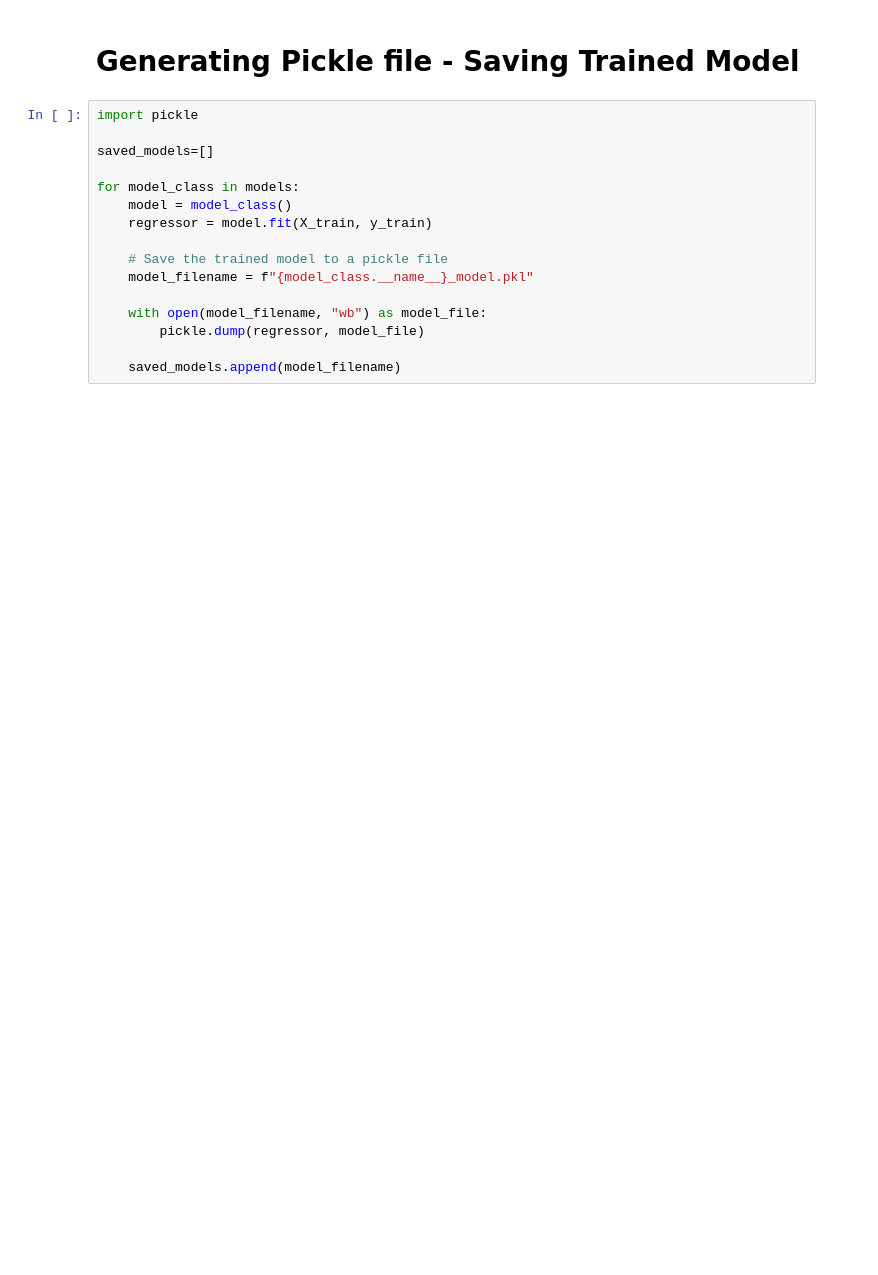
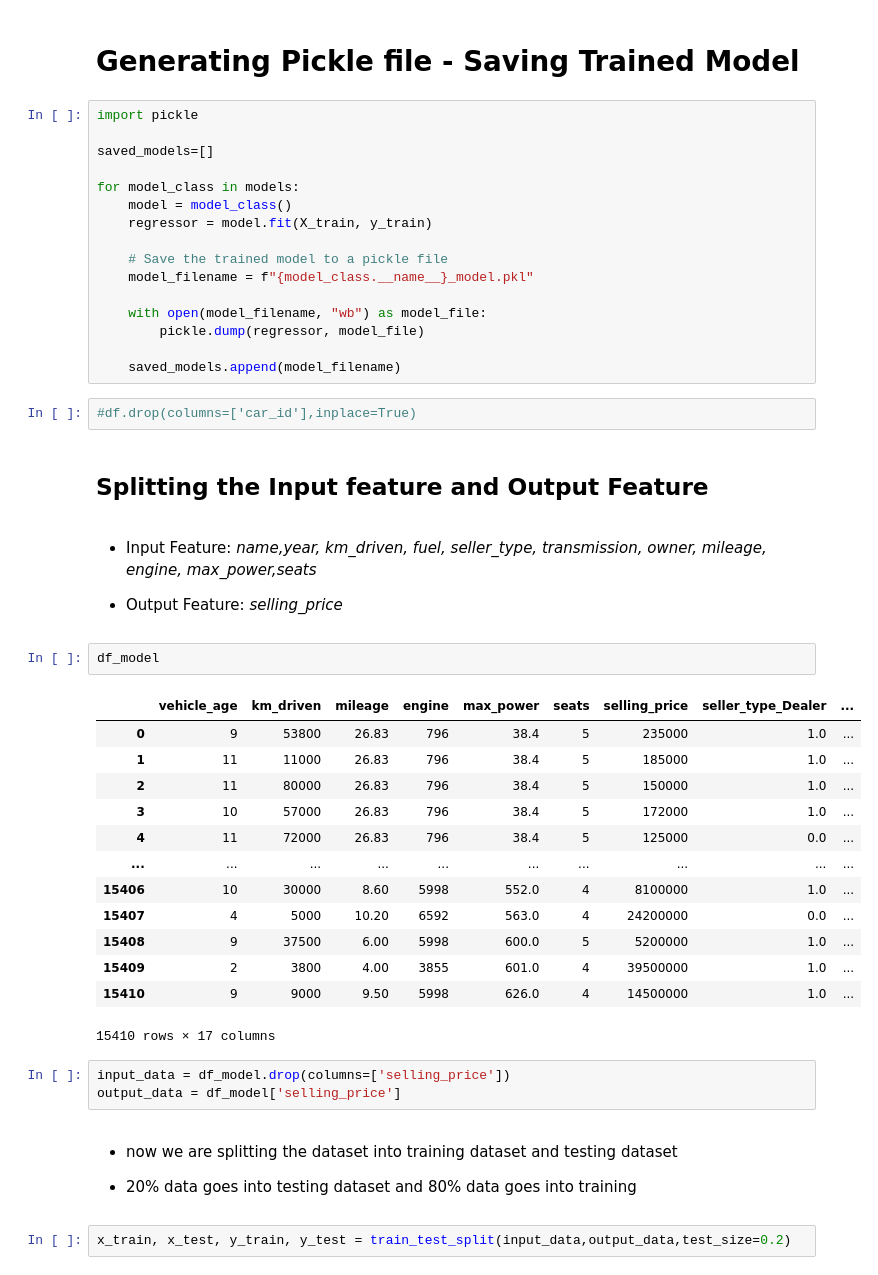
Before and after one commit to clexflex/CAR-PRICE-PREDICTION, a Jupyter notebook: CarPricePredictor/carPricePredictor.ipynb, the cells around one changed output. Drawn from its saved outputs; the diff is of its cells as text; blank space fills up the shorter version.

```diff
--- a/CarPricePredictor/carPricePredictor.ipynb
+++ b/CarPricePredictor/carPricePredictor.ipynb
@@ -1390,3 +1387,36 @@ for model_class in models:
         pickle.dump(regressor, model_file)
 
     saved_models.append(model_filename)
+# %%
+#df.drop(columns=['car_id'],inplace=True)
+# %% [markdown]
+## Splitting the Input feature and Output Feature
+# %% [markdown]
+* Input Feature:  *name,year, km_driven, fuel, seller_type, transmission, owner, mileage, engine, max_power,seats*
+
+* Output Feature: *selling_price*
+# %%
+df_model
+# %% [output]
+|  | vehicle_age | km_driven | mileage | engine | max_power | seats | selling_price | seller_type_Dealer | ... |
+| 0 | 9 | 53800 | 26.83 | 796 | 38.4 | 5 | 235000 | 1.0 | ... |
+| 1 | 11 | 11000 | 26.83 | 796 | 38.4 | 5 | 185000 | 1.0 | ... |
+| 2 | 11 | 80000 | 26.83 | 796 | 38.4 | 5 | 150000 | 1.0 | ... |
+| 3 | 10 | 57000 | 26.83 | 796 | 38.4 | 5 | 172000 | 1.0 | ... |
+| 4 | 11 | 72000 | 26.83 | 796 | 38.4 | 5 | 125000 | 0.0 | ... |
+| ... | ... | ... | ... | ... | ... | ... | ... | ... | ... |
+| 15406 | 10 | 30000 | 8.60 | 5998 | 552.0 | 4 | 8100000 | 1.0 | ... |
+| 15407 | 4 | 5000 | 10.20 | 6592 | 563.0 | 4 | 24200000 | 0.0 | ... |
+| 15408 | 9 | 37500 | 6.00 | 5998 | 600.0 | 5 | 5200000 | 1.0 | ... |
+| 15409 | 2 | 3800 | 4.00 | 3855 | 601.0 | 4 | 39500000 | 1.0 | ... |
+| 15410 | 9 | 9000 | 9.50 | 5998 | 626.0 | 4 | 14500000 | 1.0 | ... |
+15410 rows × 17 columns
+# %%
+input_data = df_model.drop(columns=['selling_price'])
+output_data = df_model['selling_price']
+# %% [markdown]
+- now we are splitting the dataset into training dataset and testing dataset
+
+- 20% data goes into testing dataset and 80% data goes into training
+# %%
+x_train, x_test, y_train, y_test = train_test_split(input_data,output_data,test_size=0.2)
```
Also changed, not shown: parts of 25 cells of this notebook, 10 other files.
